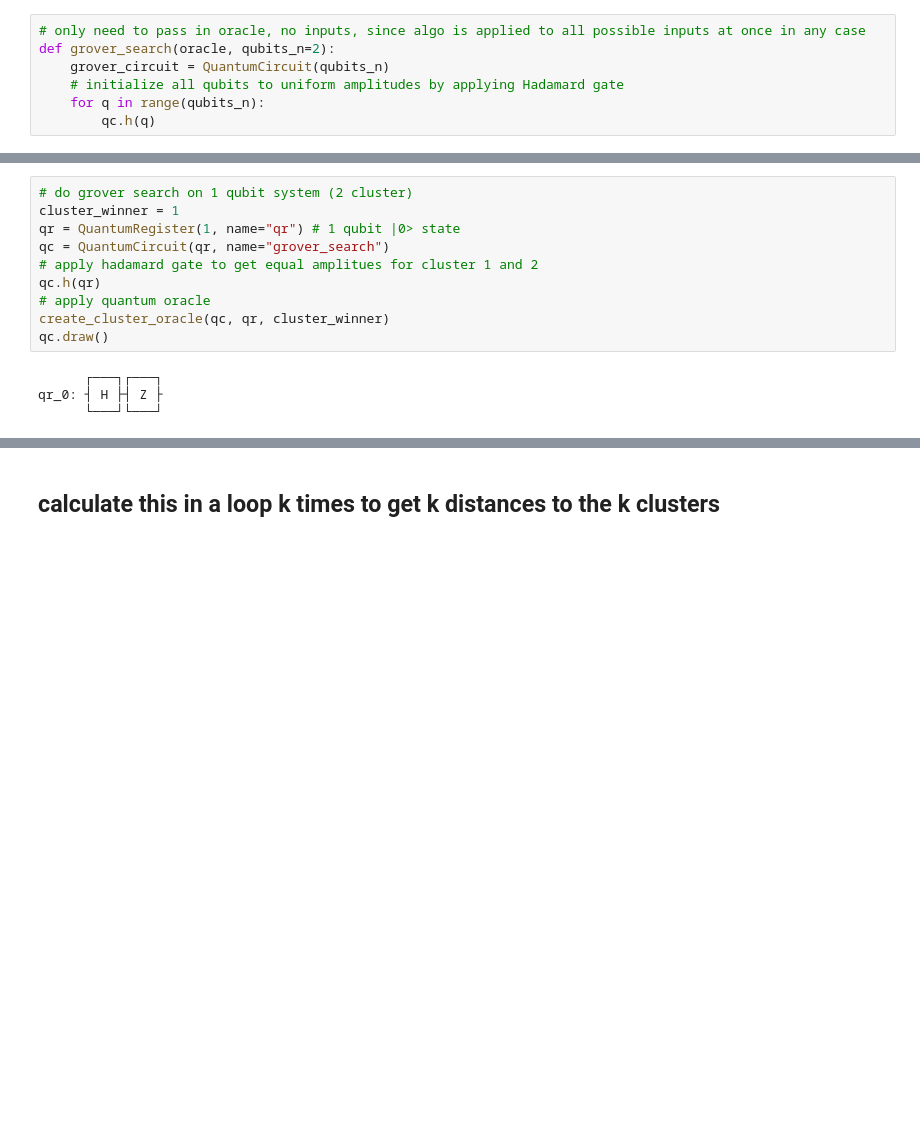
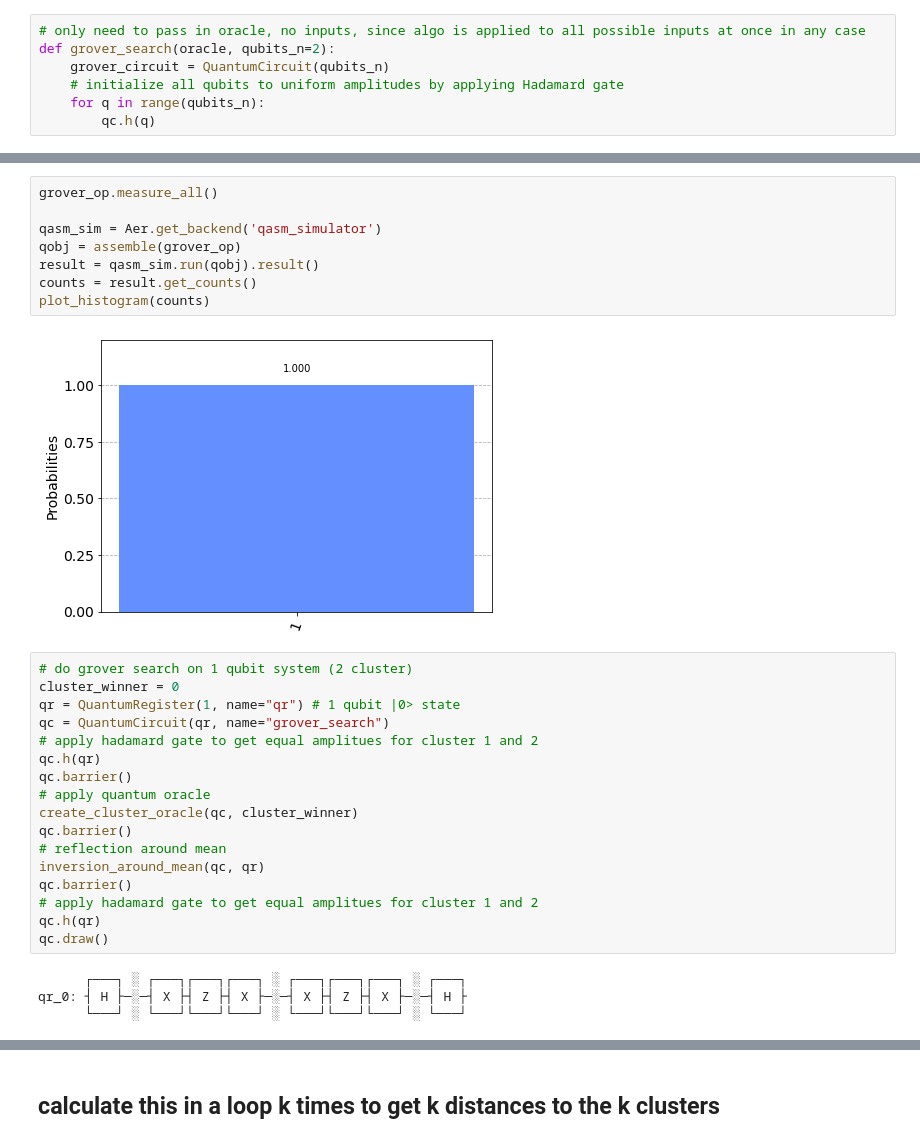
Before and after one commit to kingusiu/laspaclu, a Jupyter notebook: playground/kMeans_swapTest.ipynb, the cells around one changed output, grey strips where cells are left out. Drawn from its saved outputs; the diff is of its cells as text; blank space fills up the shorter version.

```diff
--- a/playground/kMeans_swapTest.ipynb
+++ b/playground/kMeans_swapTest.ipynb
@@ -117,14 +173,31 @@ def grover_search(oracle, qubits_n=2):
+# %%
+grover_op.measure_all()
+
+qasm_sim = Aer.get_backend('qasm_simulator')
+qobj = assemble(grover_op)
+result = qasm_sim.run(qobj).result()
+counts = result.get_counts()
+plot_histogram(counts)
+# %% [output]
+[figure, added]
 # %%
 # do grover search on 1 qubit system (2 cluster)
-cluster_winner = 1
+cluster_winner = 0
 qr = QuantumRegister(1, name="qr") # 1 qubit |0> state
 qc = QuantumCircuit(qr, name="grover_search")
 # apply hadamard gate to get equal amplitues for cluster 1 and 2
 qc.h(qr)
+qc.barrier()
 # apply quantum oracle
-create_cluster_oracle(qc, qr, cluster_winner)
+create_cluster_oracle(qc, cluster_winner)
+qc.barrier()
+# reflection around mean
+inversion_around_mean(qc, qr)
+qc.barrier()
+# apply hadamard gate to get equal amplitues for cluster 1 and 2
+qc.h(qr)
 qc.draw()
 # %% [output]
-      ┌───┐┌───┐
-qr_0: ┤ H ├┤ Z ├
-      └───┘└───┘
+      ┌───┐ ░ ┌───┐┌───┐┌───┐ ░ ┌───┐┌───┐┌───┐ ░ ┌───┐
+qr_0: ┤ H ├─░─┤ X ├┤ Z ├┤ X ├─░─┤ X ├┤ Z ├┤ X ├─░─┤ H ├
+      └───┘ ░ └───┘└───┘└───┘ ░ └───┘└───┘└───┘ ░ └───┘
```
Also changed, not shown: parts of 12 cells of this notebook.
